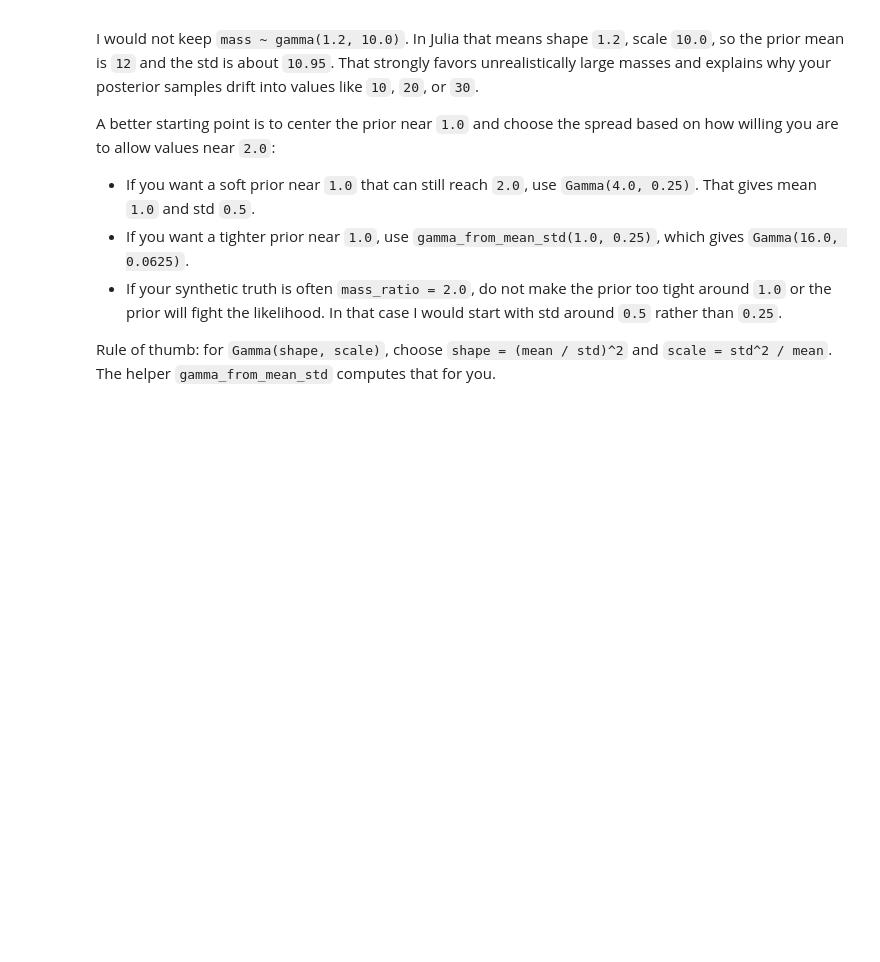
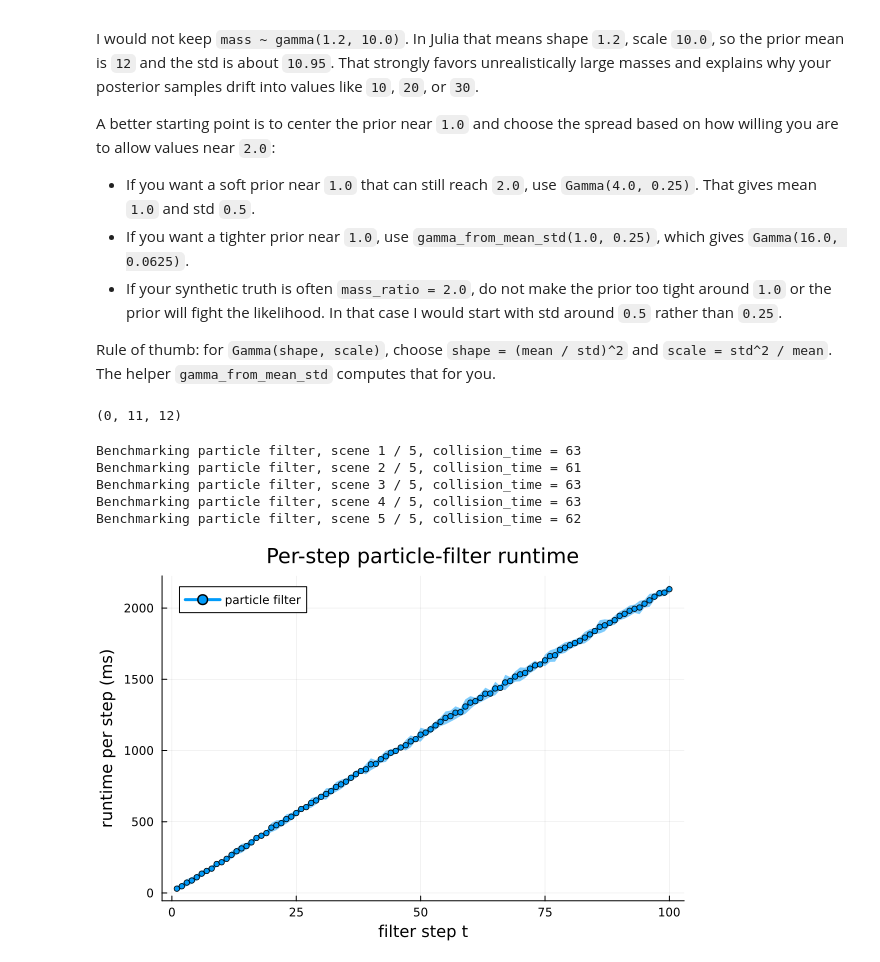
Before and after one commit to aryanagarwal1307/minimum-simulation-capsules, a Jupyter notebook: notebooks/starter.ipynb, the cells around one changed output. Saved outputs shown, nothing was run; the diff lists cells and outputs as text; code cells hidden in the pictures; blank space fills up the shorter version.

```diff
--- a/notebooks/starter.ipynb
+++ b/notebooks/starter.ipynb
@@ -892,3 +895,40 @@ A better starting point is to center the prior near `1.0` and choose the spread
 - If your synthetic truth is often `mass_ratio = 2.0`, do not make the prior too tight around `1.0` or the prior will fight the likelihood. In that case I would start with std around `0.5` rather than `0.25`.
 
 Rule of thumb: for `Gamma(shape, scale)`, choose `shape = (mean / std)^2` and `scale = std^2 / mean`. The helper `gamma_from_mean_std` computes that for you.
+# %%
+# Declare constants and create a scene
+mass_ratio = 2.0
+obj_frictions = (0.3, 0.3)
+obj_positions = (0.5, 1.5)
+
+client, obj_1, obj_2 = ramp(mass_ratio, obj_frictions, obj_positions)
+# %% [output]
+(0, 11, 12)
+# %%
+# create PhySMC and PhyBullet objects
+sim = BulletSim(; client=client)
+obj_r = RigidBody(obj_1)           # ramp obj
+obj_t = RigidBody(obj_2)           # table obj
+
+# get an initial state (to be overwritten in the prior function)
+init_state = BulletState(sim, [obj_r, obj_t]);
+# %%
+pf_spec = standard_pf_timing_spec()
+
+runtime_pf = plot_step_runtime_comparison([pf_spec];
+    T=100,
+    sim=sim,
+    template=init_state,
+    n_scenes=5,
+    particles=30,
+    rejuv_moves=2,
+    seed=7)
+
+display(runtime_pf.plot)
+# %% [output]
+Benchmarking particle filter, scene 1 / 5, collision_time = 63
+Benchmarking particle filter, scene 2 / 5, collision_time = 61
+Benchmarking particle filter, scene 3 / 5, collision_time = 63
+Benchmarking particle filter, scene 4 / 5, collision_time = 63
+Benchmarking particle filter, scene 5 / 5, collision_time = 62
+[figure, added]
```
Also changed, not shown: parts of 3 cells of this notebook, 1 other file.
